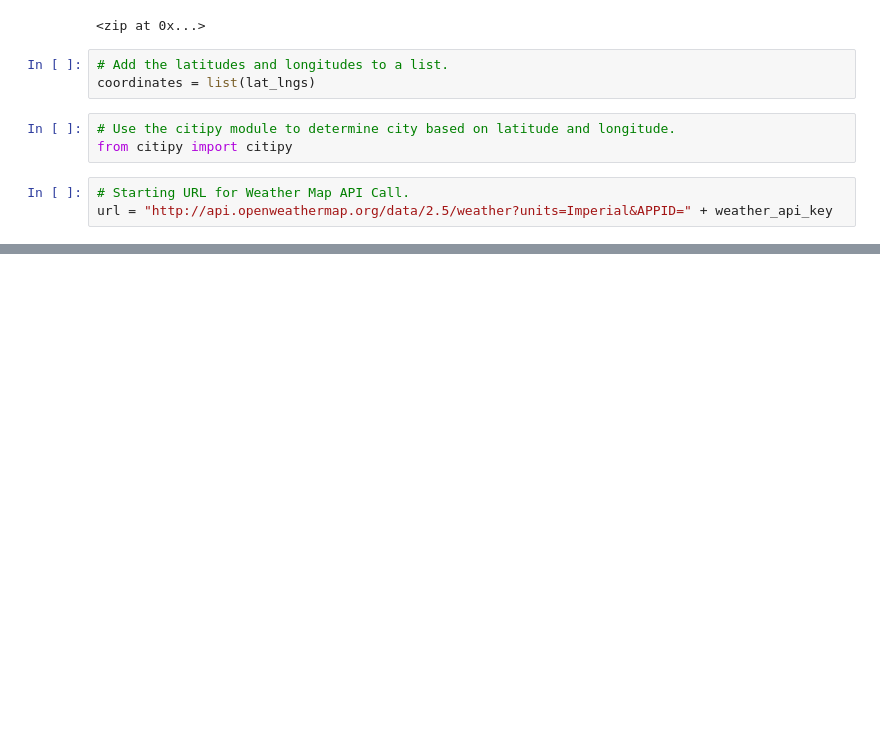
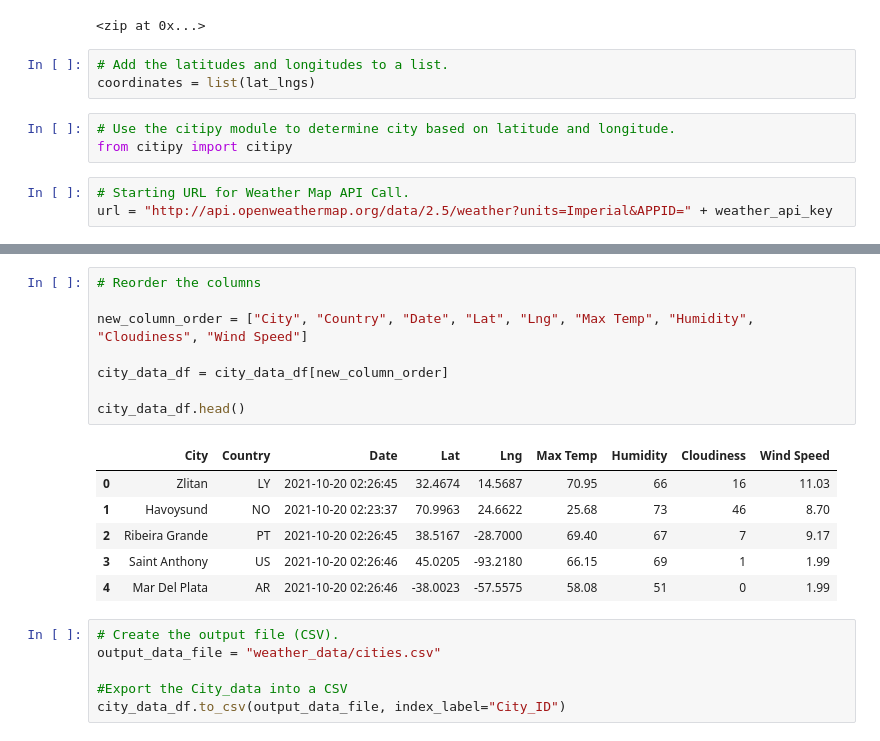
Before and after one commit to jmmadson/World_Weather_Analysis, a Jupyter notebook: WeatherPy.ipynb, the cells around one changed output, grey strips where cells are left out. Cells and saved outputs as stored; diff of their text form; blank space fills up the shorter version.

```diff
--- a/WeatherPy.ipynb
+++ b/WeatherPy.ipynb
@@ -66,0 +147,21 @@ for i in range(len(cities)):
+# %%
+# Reorder the columns
+
+new_column_order = ["City", "Country", "Date", "Lat", "Lng", "Max Temp", "Humidity", "Cloudiness", "Wind Speed"]
+
+city_data_df = city_data_df[new_column_order]
+
+city_data_df.head()
+# %% [output]
+|  | City | Country | Date | Lat | Lng | Max Temp | Humidity | Cloudiness | Wind Speed |
+| 0 | Zlitan | LY | 2021-10-20 02:26:45 | 32.4674 | 14.5687 | 70.95 | 66 | 16 | 11.03 |
+| 1 | Havoysund | NO | 2021-10-20 02:23:37 | 70.9963 | 24.6622 | 25.68 | 73 | 46 | 8.70 |
+| 2 | Ribeira Grande | PT | 2021-10-20 02:26:45 | 38.5167 | -28.7000 | 69.40 | 67 | 7 | 9.17 |
+| 3 | Saint Anthony | US | 2021-10-20 02:26:46 | 45.0205 | -93.2180 | 66.15 | 69 | 1 | 1.99 |
+| 4 | Mar Del Plata | AR | 2021-10-20 02:26:46 | -38.0023 | -57.5575 | 58.08 | 51 | 0 | 1.99 |
+# %%
+# Create the output file (CSV).
+output_data_file = "weather_data/cities.csv"
+
+#Export the City_data into a CSV
+city_data_df.to_csv(output_data_file, index_label="City_ID")
```
Also changed, not shown: parts of 4 cells of this notebook.
